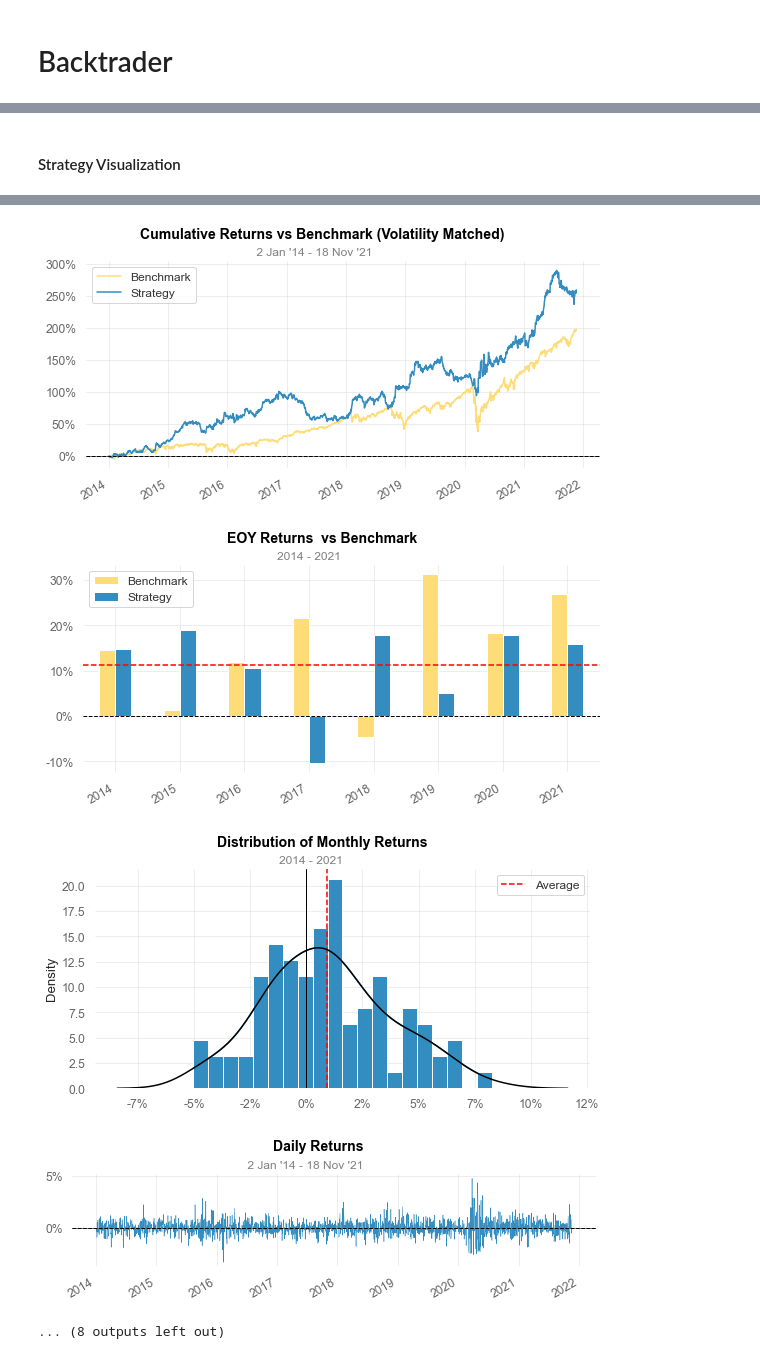
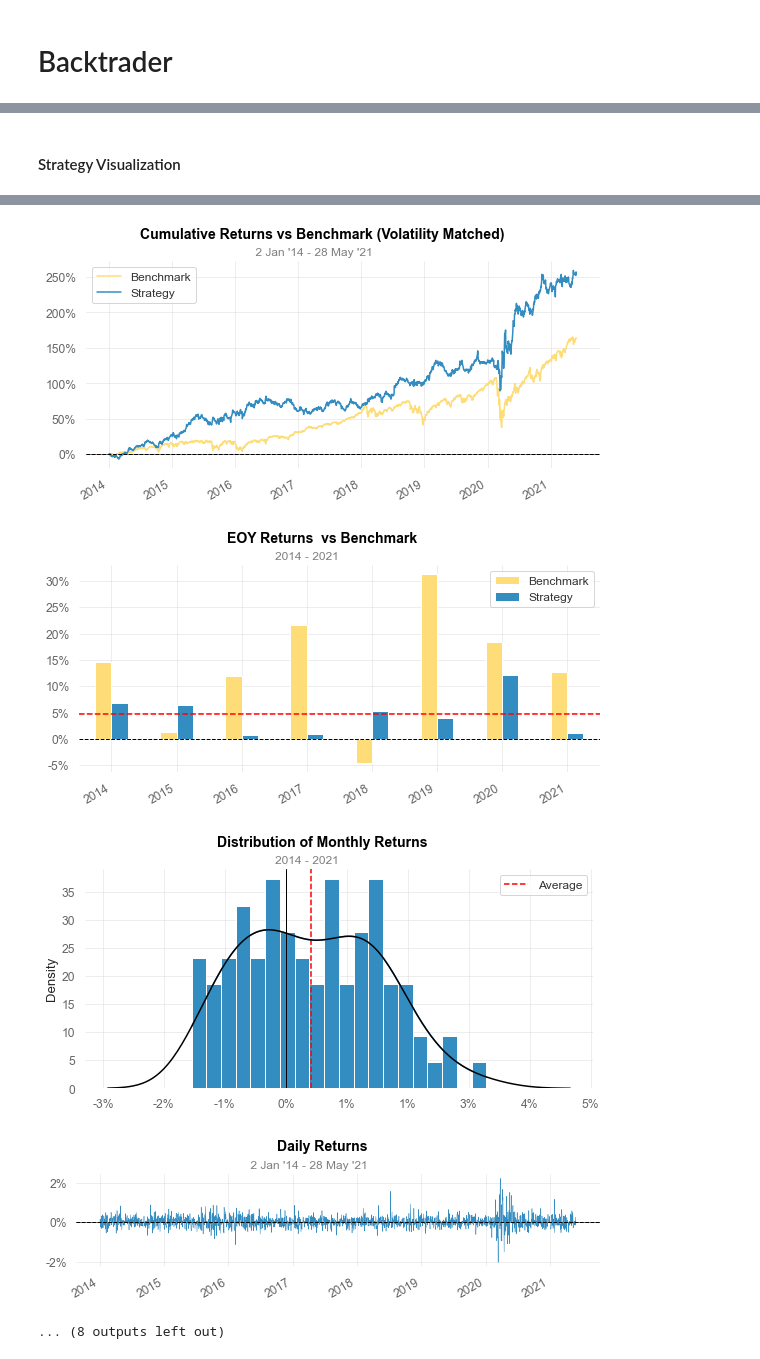
Before and after one commit to johncky/QFNtools, a Jupyter notebook: strategies/Mean_reversion_arb.ipynb, the cells around one changed output, grey strips where cells are left out. Saved outputs shown, nothing was run; the diff lists cells and outputs as text; code cells hidden in the pictures.

```diff
--- a/strategies/Mean_reversion_arb.ipynb
+++ b/strategies/Mean_reversion_arb.ipynb
@@ -369,9 +345,6 @@ def run_all(path, start_date, init_cash):
     return cerebro, results
 # %%
 cash = 10000000
-# cerebro, results = run_all(path = '../data/backtrader_csv/sp500',
-#                                 init_cash=cash,
-#                                 start_date=datetime.datetime(2013, 1, 1))
-cerebro, results = run_all(path = '../data/backtrader_csv/sp500',
+cerebro, results = run_all(path = '../data/backtrader_csv/sp500nasdaq',
                                 init_cash=cash,
                                 start_date=datetime.datetime(2013, 1, 1))
@@ -379,0 +369,8 @@ cerebro, results = run_all(path = '../data/backtrader_csv/sp500',
+# %%
+pv = pd.Series(results[0].pv)
+dt = pd.to_datetime(pd.read_csv('../data/backtrader_csv/nasdaq1002/AAPL.csv')['Date'])
+dt = dt[dt>='2014-01-02']
+dt = dt[dt<='2021-05-28']
+
+figure(figsize=(8, 6), dpi=80)
+pd.Series(results[0].pv, index=dt).plot(title='Portfolio Value');
@@ -380,8 +379,6 @@ cerebro, results = run_all(path = '../data/backtrader_csv/sp500',
 # %%
-pv = pd.Series(results[0].pv)
-dt = pd.to_datetime(pd.read_csv('../data/backtrader_csv/nasdaq1002/AAPL.csv')['Date'])
-dt = dt[dt>='2013-01-02']
-dt = dt[dt<='2021-11-18']
-pv.index = dt
-ret = pv.pct_change()
-ret =ret.loc['2014-01-01':]
+figure(figsize=(8, 6), dpi=80)
+pd.Series(results[0].leverage_l, index=dt).plot(title='Gross Leverage');
+plt.axhline(y=400, c='red', linestyle='dashed', label="horizontal")
+labels = ["Actual", "Intended"]
+plt.legend(labels = labels);
@@ -388,7 +398,9 @@ ret =ret.loc['2014-01-01':]
 # %%
+ret = pv.pct_change()
+ret.index = dt
 import quantstats as qs
 pd.options.display.max_rows = 4000
-qs.reports.full(ret *3  , "SPY")
+qs.reports.full(ret, "SPY")
 # %% [output]
 Performance Metrics
                            Strategy    Benchmark
@@ -422,5 +434,5 @@ Strategy Visualization
-[figure, old version]
+[figure, new version]
-[figure, old version]
+[figure, new version]
-[figure, old version]
+[figure, new version]
-[figure, old version]
+[figure, new version]
 ... (8 outputs left out)
```
Also changed, not shown: parts of 12 cells of this notebook, 6 other files.
